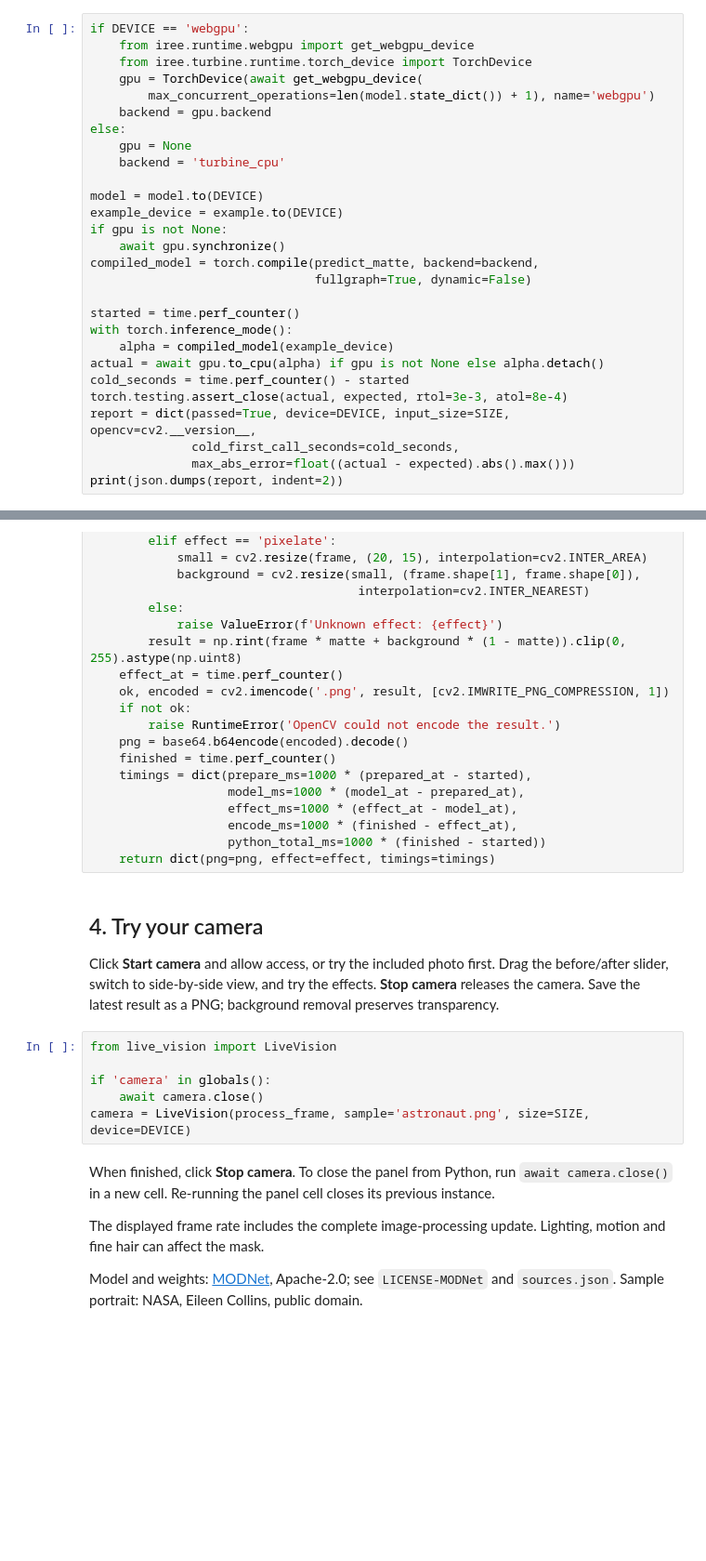
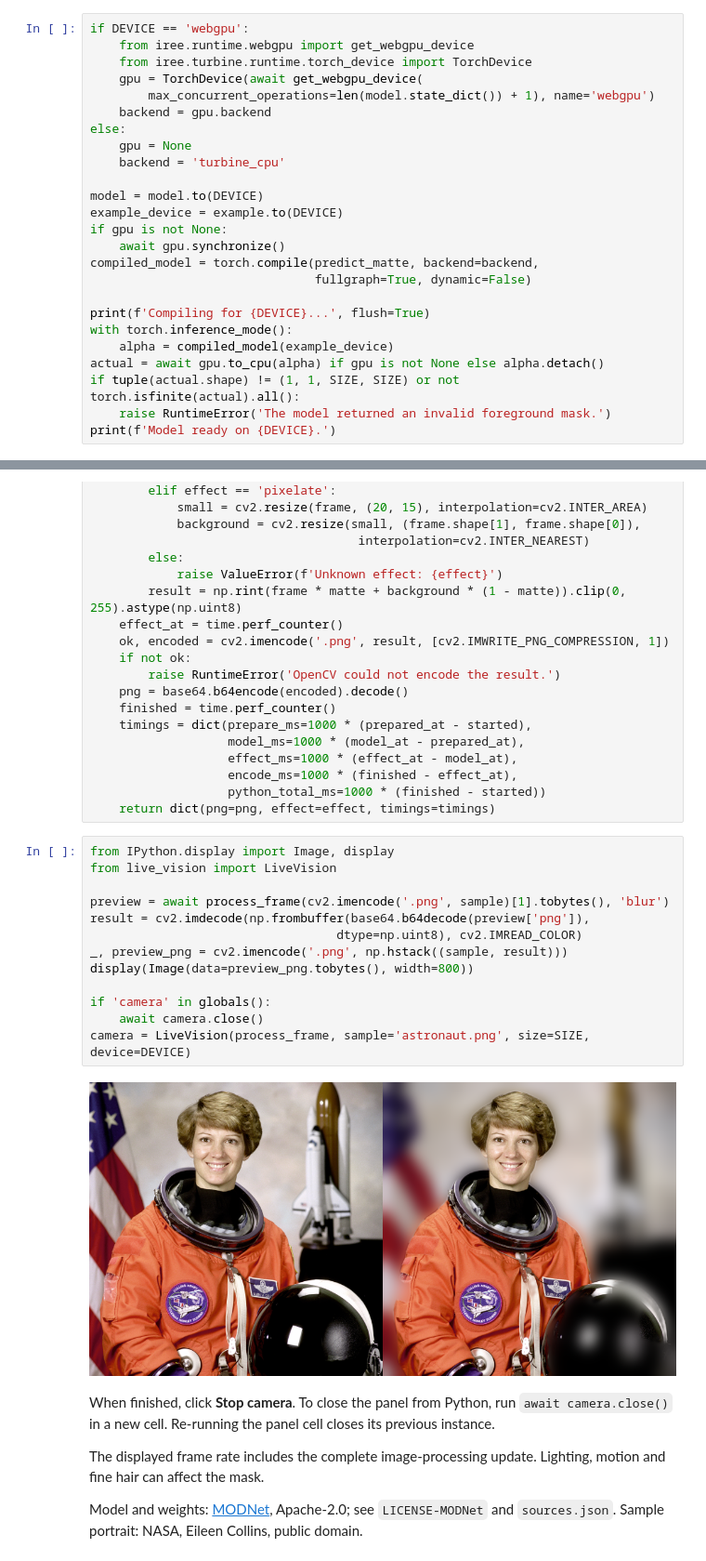
Before and after one commit to Anutosh21/modnet, a Jupyter notebook: content/live-camera-webgpu.ipynb, the cells around one changed output, grey strips where cells are left out. Shown at 93% size. Saved outputs shown, nothing was run; the diff lists cells and outputs as text; blank space fills up the shorter version.

```diff
--- a/content/live-camera-webgpu.ipynb
+++ b/content/live-camera-webgpu.ipynb
@@ -81,13 +84,10 @@ if gpu is not None:
 compiled_model = torch.compile(predict_matte, backend=backend,
                                fullgraph=True, dynamic=False)
 
-started = time.perf_counter()
+print(f'Compiling for {DEVICE}...', flush=True)
 with torch.inference_mode():
     alpha = compiled_model(example_device)
 actual = await gpu.to_cpu(alpha) if gpu is not None else alpha.detach()
-cold_seconds = time.perf_counter() - started
-torch.testing.assert_close(actual, expected, rtol=3e-3, atol=8e-4)
-report = dict(passed=True, device=DEVICE, input_size=SIZE, opencv=cv2.__version__,
-              cold_first_call_seconds=cold_seconds,
-              max_abs_error=float((actual - expected).abs().max()))
-print(json.dumps(report, indent=2))
+if tuple(actual.shape) != (1, 1, SIZE, SIZE) or not torch.isfinite(actual).all():
+    raise RuntimeError('The model returned an invalid foreground mask.')
+print(f'Model ready on {DEVICE}.')
@@ -146,19 +152,21 @@ async def process_frame(jpeg, effect):
                    encode_ms=1000 * (finished - effect_at),
                    python_total_ms=1000 * (finished - started))
     return dict(png=png, effect=effect, timings=timings)
-# %% [markdown]
-## 4. Try your camera
-
-Click **Start camera** and allow access, or try the included photo first.
-Drag the before/after slider, switch to side-by-side view, and try the effects.
-**Stop camera** releases the camera. Save the latest result as a PNG;
-background removal preserves transparency.
 # %%
+from IPython.display import Image, display
 from live_vision import LiveVision
+
+preview = await process_frame(cv2.imencode('.png', sample)[1].tobytes(), 'blur')
+result = cv2.imdecode(np.frombuffer(base64.b64decode(preview['png']),
+                                  dtype=np.uint8), cv2.IMREAD_COLOR)
+_, preview_png = cv2.imencode('.png', np.hstack((sample, result)))
+display(Image(data=preview_png.tobytes(), width=800))
 
 if 'camera' in globals():
     await camera.close()
 camera = LiveVision(process_frame, sample='astronaut.png', size=SIZE, device=DEVICE)
+# %% [output]
+[figure, added]
 # %% [markdown]
 When finished, click **Stop camera**. To close the panel from Python, run
 `await camera.close()` in a new cell. Re-running the panel cell closes its previous instance.
```
Also changed, not shown: parts of 6 cells of this notebook, 4 other files.
